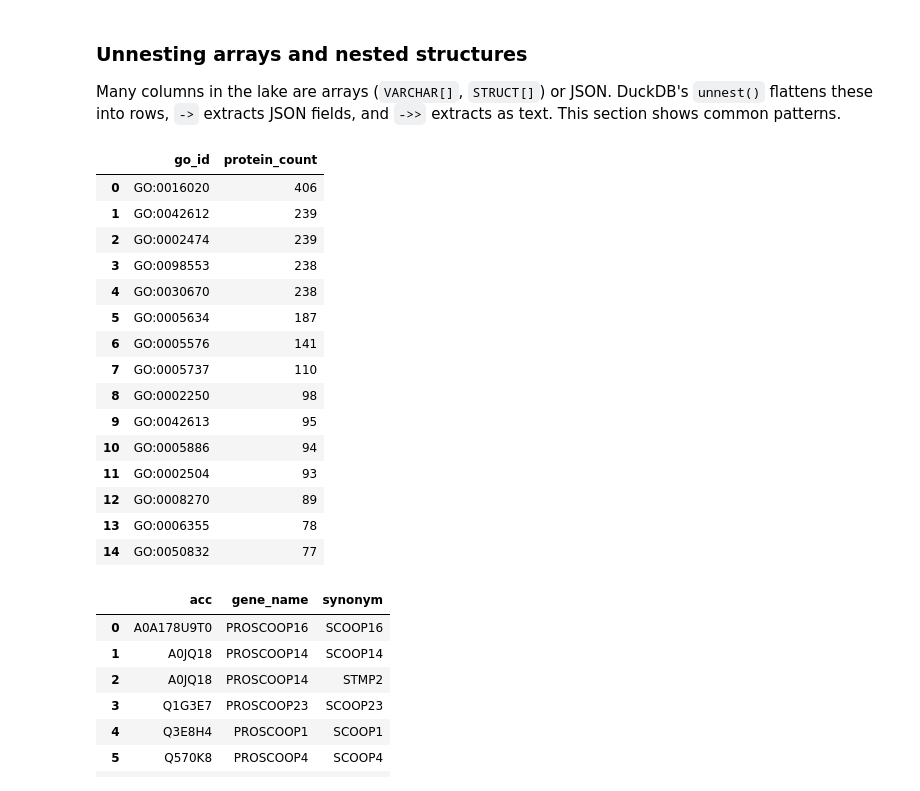
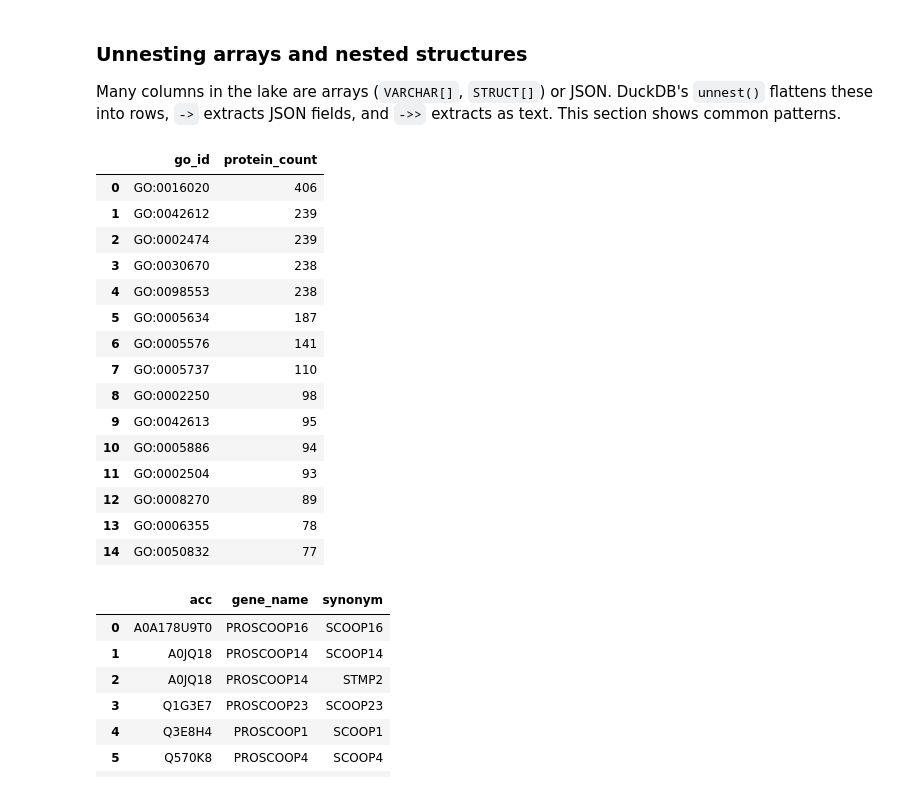
Before and after one commit to ebi-uniprot/uniprot-parquet, a Jupyter notebook: demo/demo.ipynb, the cells around one changed output. Cells and saved outputs as stored; diff of their text form; code cells hidden in the pictures.

```diff
--- a/demo/demo.ipynb
+++ b/demo/demo.ipynb
@@ -863,24 +869,24 @@ Many columns in the lake are arrays (`VARCHAR[]`, `STRUCT[]`) or JSON. DuckDB's
 # %%
 # Unnest GO terms — one row per protein × GO ID
 # (unnest in SELECT + GROUP BY requires a subquery)
 con.sql("""
-    SELECT go_id, count(DISTINCT acc) AS protein_count
+    SELECT go_id, count(DISTINCT accession) AS protein_count
     FROM (
-        SELECT acc, unnest(go_ids) AS go_id
+        SELECT accession, unnest(go_id) AS go_id
         FROM entries
-        WHERE go_ids IS NOT NULL
+        WHERE go_id IS NOT NULL
     )
     GROUP BY go_id
     ORDER BY protein_count DESC
     LIMIT 15
 """).df()
 # %% [output]
 |  | go_id | protein_count |
 | 0 | GO:0016020 | 406 |
 | 1 | GO:0042612 | 239 |
 | 2 | GO:0002474 | 239 |
-| 3 | GO:0098553 | 238 |
-| 4 | GO:0030670 | 238 |
+| 3 | GO:0030670 | 238 |
+| 4 | GO:0098553 | 238 |
 | 5 | GO:0005634 | 187 |
 | 6 | GO:0005576 | 141 |
 | 7 | GO:0005737 | 110 |
```
Also changed, not shown: parts of 41 cells of this notebook, 47 other files.
